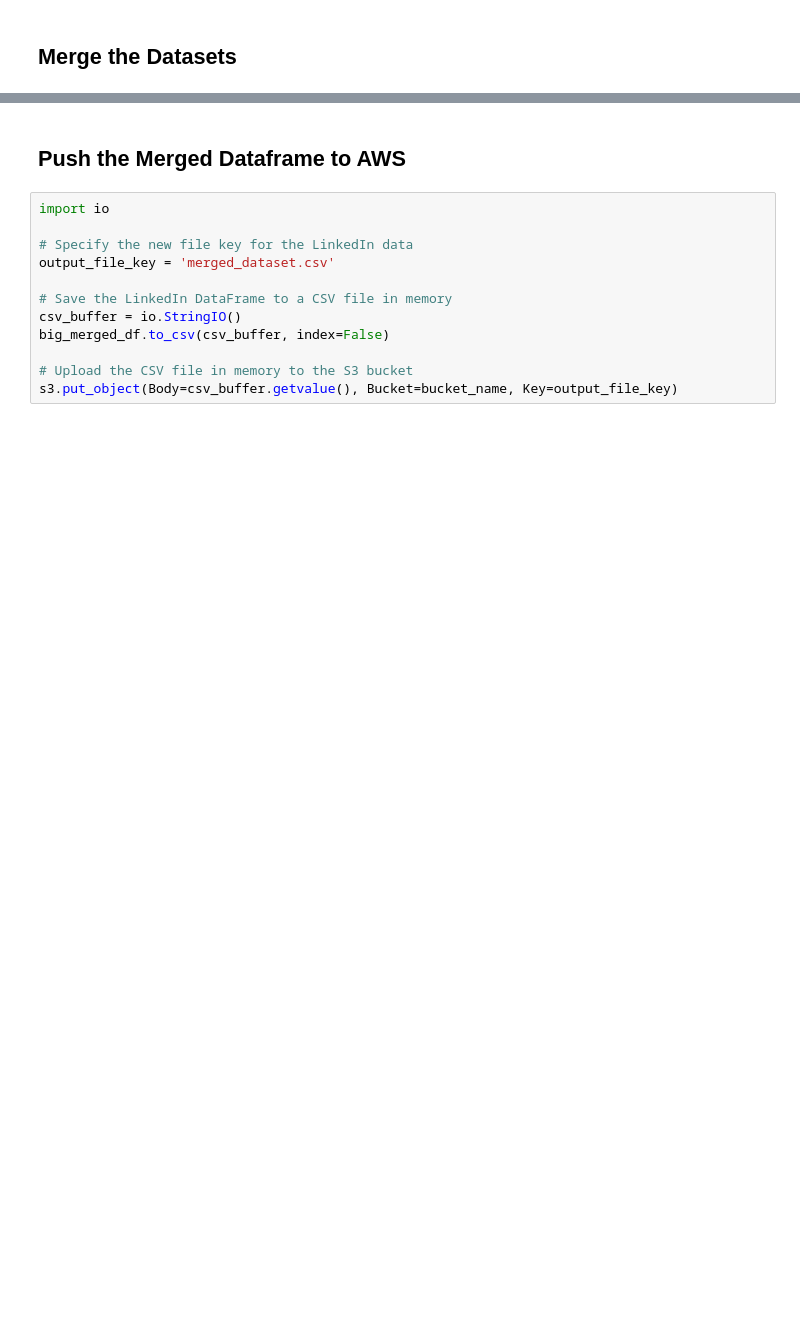
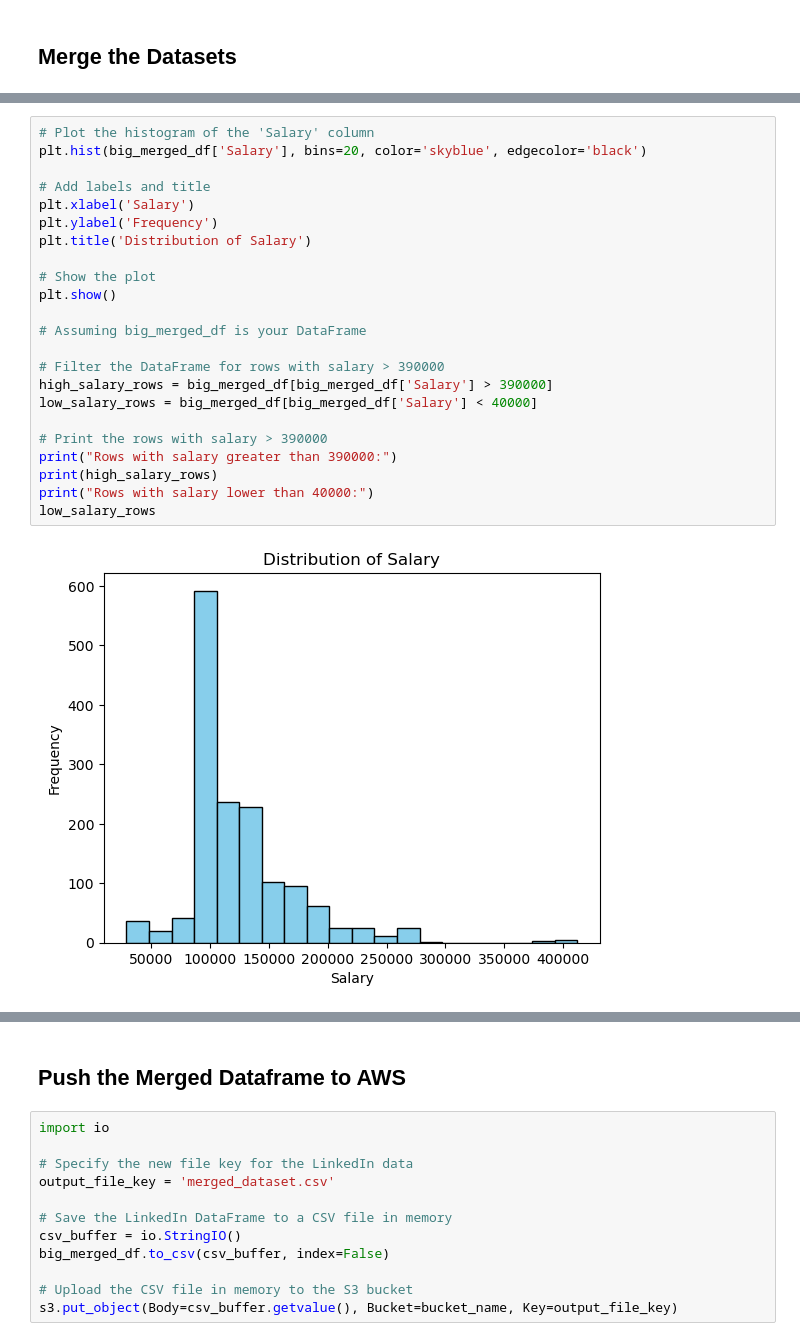
Before and after one commit to Chr728/SALARYPREDICTION, a Jupyter notebook: merge_datasets.ipynb, the cells around one changed output, grey strips where cells are left out. Cells and saved outputs as stored; diff of their text form; blank space fills up the shorter version.

```diff
--- a/merge_datasets.ipynb
+++ b/merge_datasets.ipynb
@@ -529,3 +519,28 @@ big_merged_df.head(3)
 | 0 | Data Scientist - Cross Asset Desk... | Data Scientist - Cross Asset Desk... | Morgan Stanley | New York | NY | 90000 | 2019.0 | 8.0 | 20.0 | 2 |
 | 1 | Senior Data Scientist - Infectiou... | Senior Data Scientist - Infectiou... | Carolinas HealthCare System | Charlotte | NC | 125000 | 2019.0 | 9.0 | 6.0 | 5 |
 | 2 | Senior Data Scientist, Advanced M... | Senior Data Scientist, Advanced M... | Spotify | New York | NY | 125000 | 2019.0 | 8.0 | 23.0 | 11 |
+# %%
+# Plot the histogram of the 'Salary' column
+plt.hist(big_merged_df['Salary'], bins=20, color='skyblue', edgecolor='black')
+
+# Add labels and title
+plt.xlabel('Salary')
+plt.ylabel('Frequency')
+plt.title('Distribution of Salary')
+
+# Show the plot
+plt.show()
+
+# Assuming big_merged_df is your DataFrame
+
+# Filter the DataFrame for rows with salary > 390000
+high_salary_rows = big_merged_df[big_merged_df['Salary'] > 390000]
+low_salary_rows = big_merged_df[big_merged_df['Salary'] < 40000]
+
+# Print the rows with salary > 390000
+print("Rows with salary greater than 390000:")
+print(high_salary_rows)
+print("Rows with salary lower than 40000:")
+low_salary_rows
+# %% [output]
+[figure, added]
```
Also changed, not shown: parts of 8 cells of this notebook.
